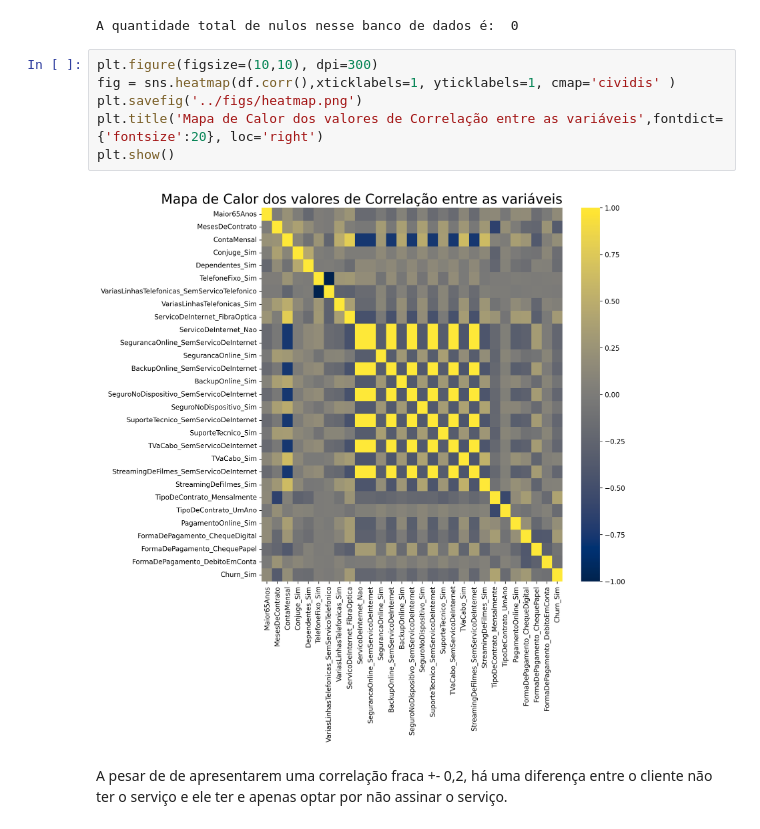
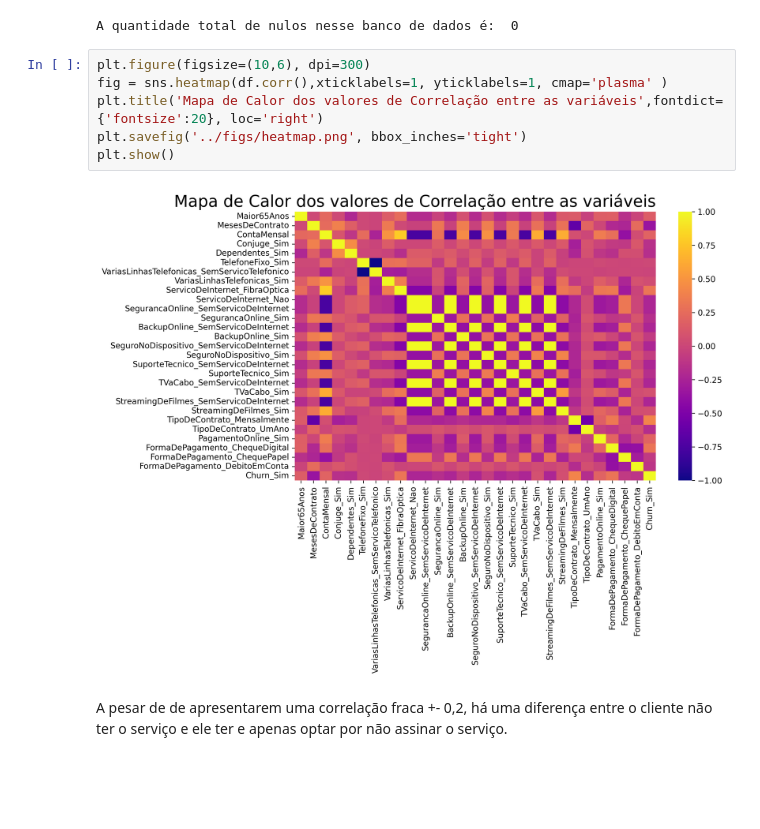
Before and after one commit to chzandonai/churn-detection, a Jupyter notebook: notebooks/deteccao-de-perdas-de-clientes-telefonia.ipynb, the cells around one changed output. Saved outputs shown, nothing was run; the diff lists cells and outputs as text; blank space fills up the shorter version.

```diff
--- a/notebooks/deteccao-de-perdas-de-clientes-telefonia.ipynb
+++ b/notebooks/deteccao-de-perdas-de-clientes-telefonia.ipynb
@@ -100,12 +107,12 @@ print('A quantidade total de nulos nesse banco de dados é: ',df.isna().sum().su
 # %% [output]
 A quantidade total de nulos nesse banco de dados é:  0
 # %%
-plt.figure(figsize=(10,10), dpi=300)
-fig = sns.heatmap(df.corr(),xticklabels=1, yticklabels=1, cmap='cividis' )
-plt.savefig('../figs/heatmap.png')
+plt.figure(figsize=(10,6), dpi=300)
+fig = sns.heatmap(df.corr(),xticklabels=1, yticklabels=1, cmap='plasma' )
 plt.title('Mapa de Calor dos valores de Correlação entre as variáveis',fontdict={'fontsize':20}, loc='right')
+plt.savefig('../figs/heatmap.png', bbox_inches='tight')
 plt.show()
 # %% [output]
-[figure, old version]
+[figure, new version]
 # %% [markdown]
 A pesar de de apresentarem uma correlação fraca +- 0,2, há uma diferença entre o cliente não ter o serviço e ele ter e apenas optar por não assinar o serviço.
```
Also changed, not shown: parts of 43 cells of this notebook.
